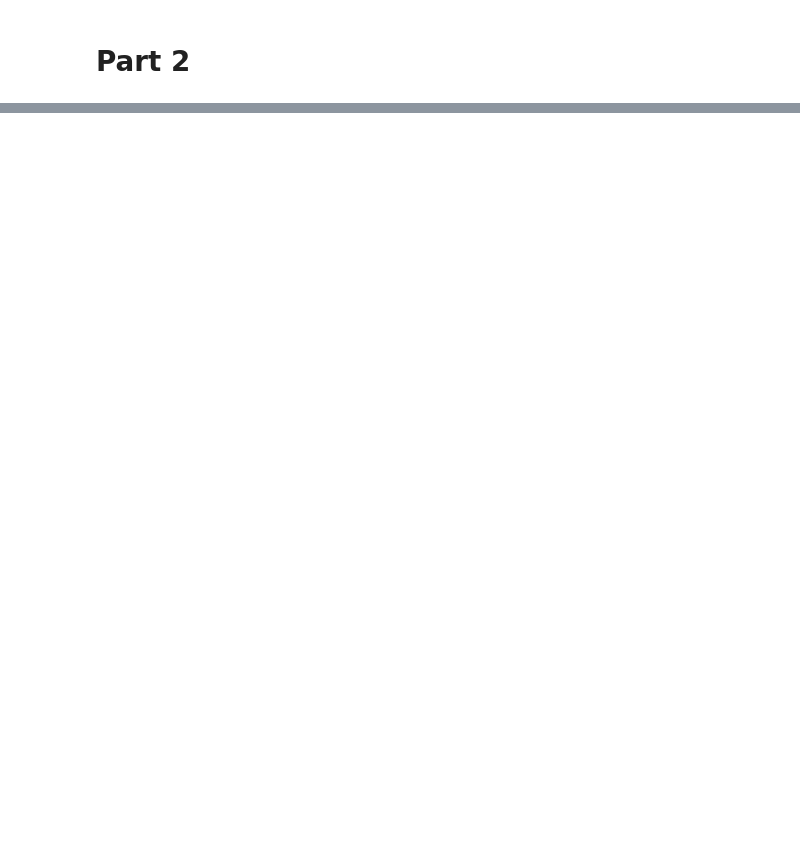
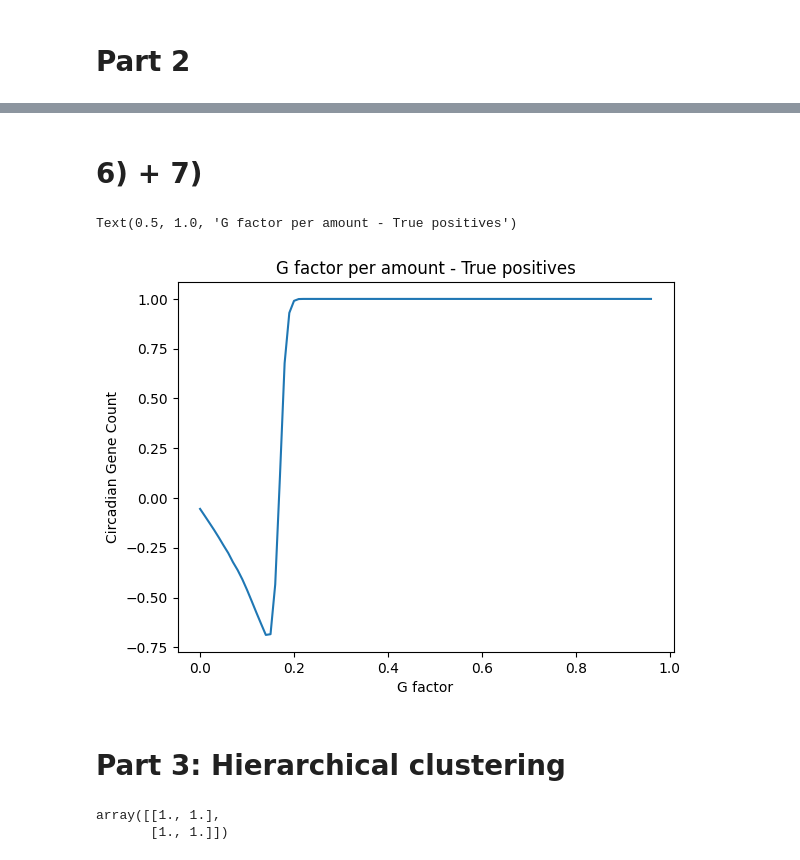
Before and after one commit to RiboRings/neurogenomics, a Jupyter notebook: project2.ipynb, the cells around one changed output, grey strips where cells are left out. Saved outputs shown, nothing was run; the diff lists cells and outputs as text; code cells hidden in the pictures; blank space fills up the shorter version.

```diff
--- a/project2.ipynb
+++ b/project2.ipynb
@@ -226,0 +232,15 @@ Text(0.5, 1.0, 'G factor per amount')
+# %% [markdown]
+# 6) + 7)
+# %%
+true_positives = (real_survivor - mean_survivor) / real_survivor
+
+plt.plot(threshold_range, true_positives)
+
+plt.xlabel("G factor")
+plt.ylabel("Circadian Gene Count")
+plt.title("G factor per amount - True positives")
+# %% [output]
+Text(0.5, 1.0, 'G factor per amount - True positives')
+[figure, added]
+# %% [markdown]
+# Part 3: Hierarchical clustering
@@ -226,0 +252,5 @@ Text(0.5, 1.0, 'G factor per amount')
+# %%
+np.corrcoef(pas[0, :], pas[0, :])
+# %% [output]
+array([[1., 1.],
+       [1., 1.]])
```
Also changed, not shown: parts of 26 cells of this notebook.
